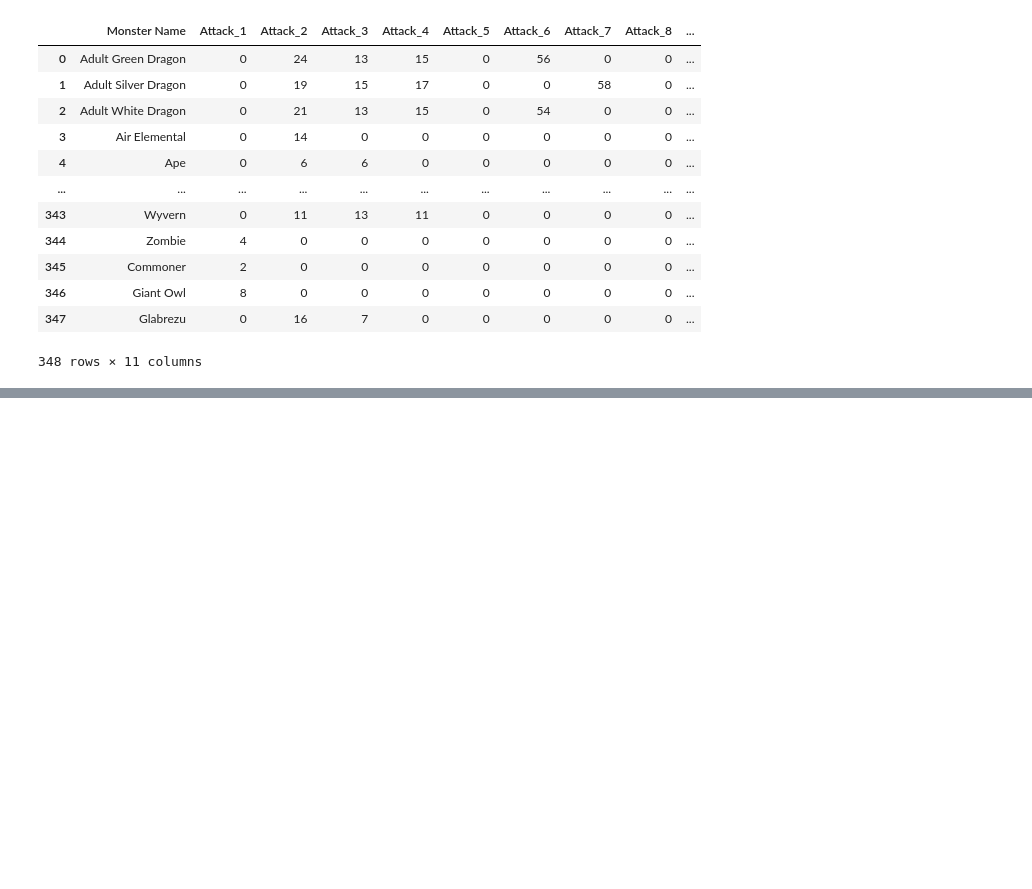
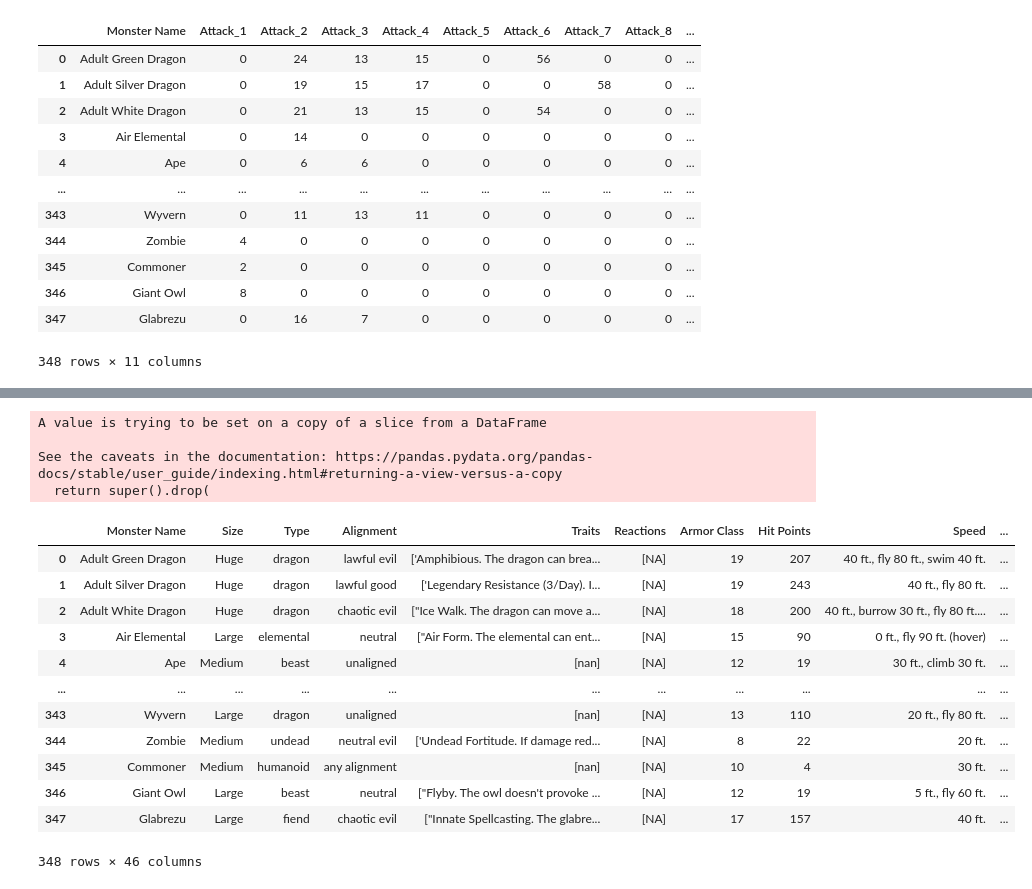
Before and after one commit to chabazite/DnD_Monsters, a Jupyter notebook: notebooks/3.0_ASI_Data_Wrangling.ipynb, the cells around one changed output, grey strips where cells are left out. Cells and saved outputs as stored; diff of their text form; code cells hidden in the pictures; blank space fills up the shorter version.

```diff
--- a/notebooks/3.0_ASI_Data_Wrangling.ipynb
+++ b/notebooks/3.0_ASI_Data_Wrangling.ipynb
@@ -543,0 +626,44 @@ monster_actions
+# %%
+#Set NA to zero since they have no condition immunities
+for indx, resist in enumerate(monster_resist["Condition Immunities"]):
+    if monster_resist.loc[indx,"Condition Immunities"] == "['NA']":
+        monster_resist.loc[indx,'Condition Immunities'] = 0
+    else:
+        monster_resist.loc[indx,'Condition Immunities'] = len(resist.split(','))
+# %%
+#Set NA to zero since they have no vulnerabilties
+for indx, resist in enumerate(monster_resist["Damage Vulnerabilities"]):
+    if "Bludgeoning" in resist:
+        resist = resist.replace("Bludgeoning, Piercing, and Slashing", "Blugeoning")
+        resist = resist.replace(";", ",")
+        monster_resist.loc[indx,'Damage Vulnerabilities'] = len(resist.split(','))
+    elif monster_resist.loc[indx,"Damage Vulnerabilities"] == "['NA']":
+        monster_resist.loc[indx,'Damage Vulnerabilities'] = 0
+    else:
+        monster_resist.loc[indx,"Damage Vulnerabilities"] = len(resist.split(','))
+# %%
+monster_resist.drop("Monster Name",axis=1, inplace = True)
+# %% [output]
+A value is trying to be set on a copy of a slice from a DataFrame
+
+See the caveats in the documentation: https://pandas.pydata.org/pandas-docs/stable/user_guide/indexing.html#returning-a-view-versus-a-copy
+  return super().drop(
+# %%
+monster_df.drop(columns={"Damage Resistances", "Damage Immunities", "Condition Immunities", "Damage Vulnerabilities"},axis =1,inplace=True)
+monster_df = pd.concat([monster_df,monster_resist],axis=1)
+# %%
+monster_df.drop('Saving Throws', axis=1)
+# %% [output]
+|  | Monster Name | Size | Type | Alignment | Traits | Reactions | Armor Class | Hit Points | Speed | ... |
+| 0 | Adult Green Dragon | Huge | dragon | lawful evil | ['Amphibious. The dragon can brea... | [NA] | 19 | 207 | 40 ft., fly 80 ft., swim 40 ft. | ... |
+| 1 | Adult Silver Dragon | Huge | dragon | lawful good | ['Legendary Resistance (3/Day). I... | [NA] | 19 | 243 | 40 ft., fly 80 ft. | ... |
+| 2 | Adult White Dragon | Huge | dragon | chaotic evil | ["Ice Walk. The dragon can move a... | [NA] | 18 | 200 | 40 ft., burrow 30 ft., fly 80 ft.... | ... |
+| 3 | Air Elemental | Large | elemental | neutral | ["Air Form. The elemental can ent... | [NA] | 15 | 90 | 0 ft., fly 90 ft. (hover) | ... |
+| 4 | Ape | Medium | beast | unaligned | [nan] | [NA] | 12 | 19 | 30 ft., climb 30 ft. | ... |
+| ... | ... | ... | ... | ... | ... | ... | ... | ... | ... | ... |
+| 343 | Wyvern | Large | dragon | unaligned | [nan] | [NA] | 13 | 110 | 20 ft., fly 80 ft. | ... |
+| 344 | Zombie | Medium | undead | neutral evil | ['Undead Fortitude. If damage red... | [NA] | 8 | 22 | 20 ft. | ... |
+| 345 | Commoner | Medium | humanoid | any alignment | [nan] | [NA] | 10 | 4 | 30 ft. | ... |
+| 346 | Giant Owl | Large | beast | neutral | ["Flyby. The owl doesn't provoke ... | [NA] | 12 | 19 | 5 ft., fly 60 ft. | ... |
+| 347 | Glabrezu | Large | fiend | chaotic evil | ["Innate Spellcasting. The glabre... | [NA] | 17 | 157 | 40 ft. | ... |
+348 rows × 46 columns
```
Also changed, not shown: parts of 15 cells of this notebook.
